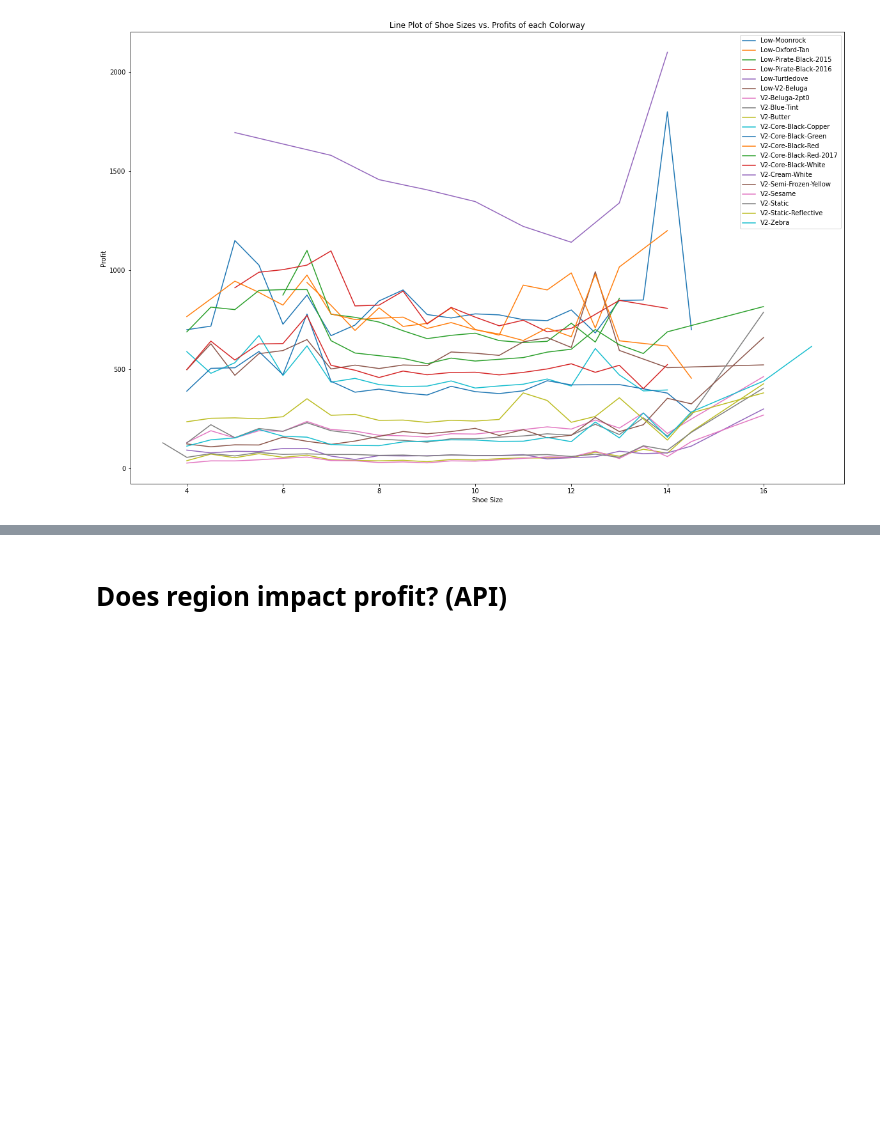
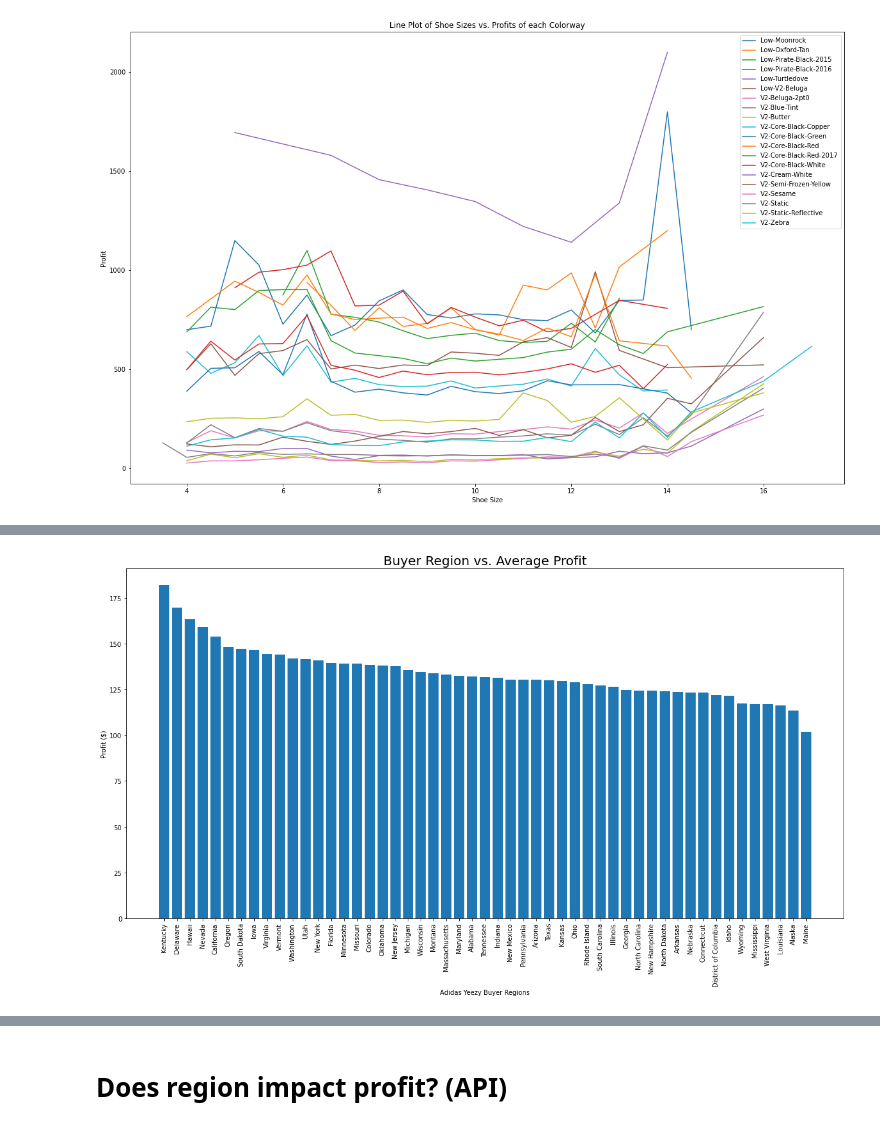
Before and after one commit to tjefferson15/Project-1-Hawks-, a Jupyter notebook: StockX.ipynb, the cells around one changed output, grey strips where cells are left out. Cells and saved outputs as stored; diff of their text form; code cells hidden in the pictures; blank space fills up the shorter version.

```diff
--- a/StockX.ipynb
+++ b/StockX.ipynb
@@ -188,0 +191,4 @@ for x in unique_colorway:
+# %%
+Buyer_Region = yeezy_stockx.groupby(["Buyer Region"])
+Buyer_Region_Profit = Buyer_Region.mean().sort_values("Profit", ascending=False)
+Buyer_Region_Profit.head()
@@ -188,0 +203,16 @@ for x in unique_colorway:
+# %%
+# bar graph to Buyer Region vs. avg profit
+Buyer_Region_Profit_noindex = Buyer_Region_Profit.reset_index()
+
+x_axis = Buyer_Region_Profit_noindex["Buyer Region"]
+y_axis = Buyer_Region_Profit_noindex["Profit"]
+
+plt.figure(figsize=(20,10))
+plt.bar(x_axis, y_axis)
+plt.title('Buyer Region vs. Average Profit', fontsize = 20)
+plt.xlabel("Adidas Yeezy Buyer Regions")
+plt.xticks(rotation=90)
+plt.ylabel("Profit ($)")
+plt.show()
+# %% [output]
+[figure, added]
```
Also changed, not shown: parts of 3 cells of this notebook.
